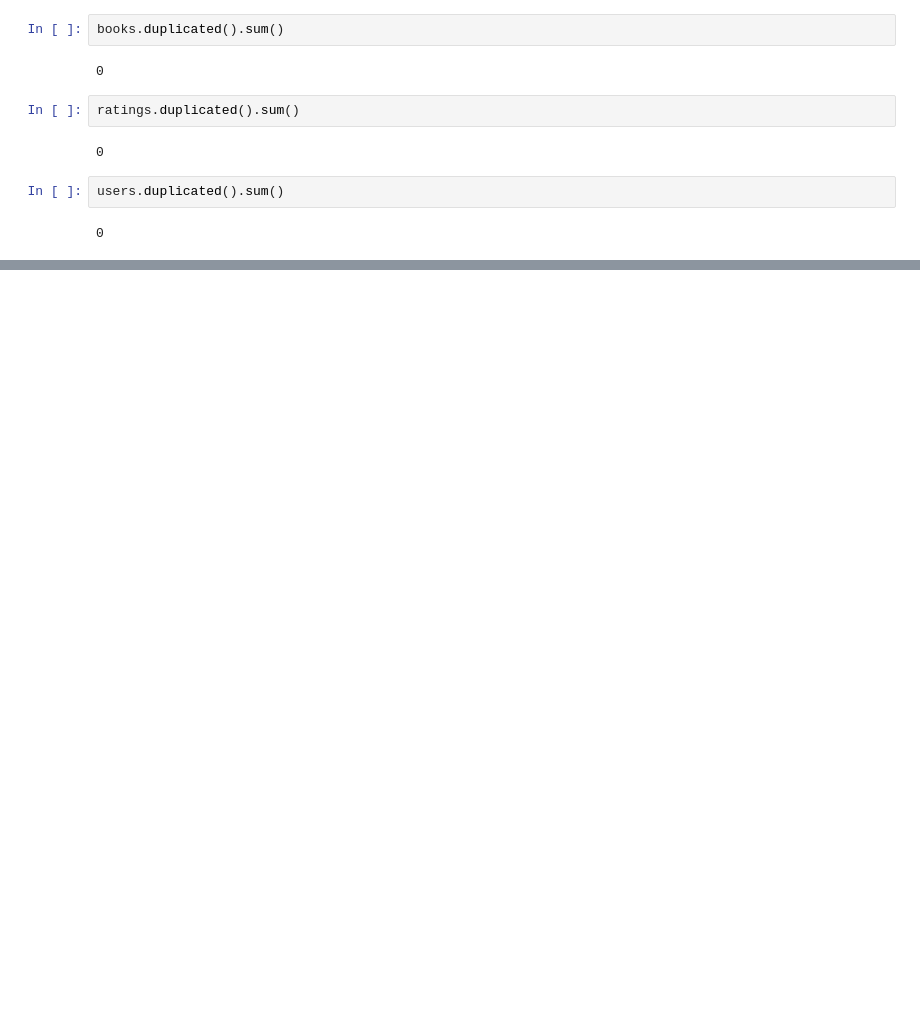
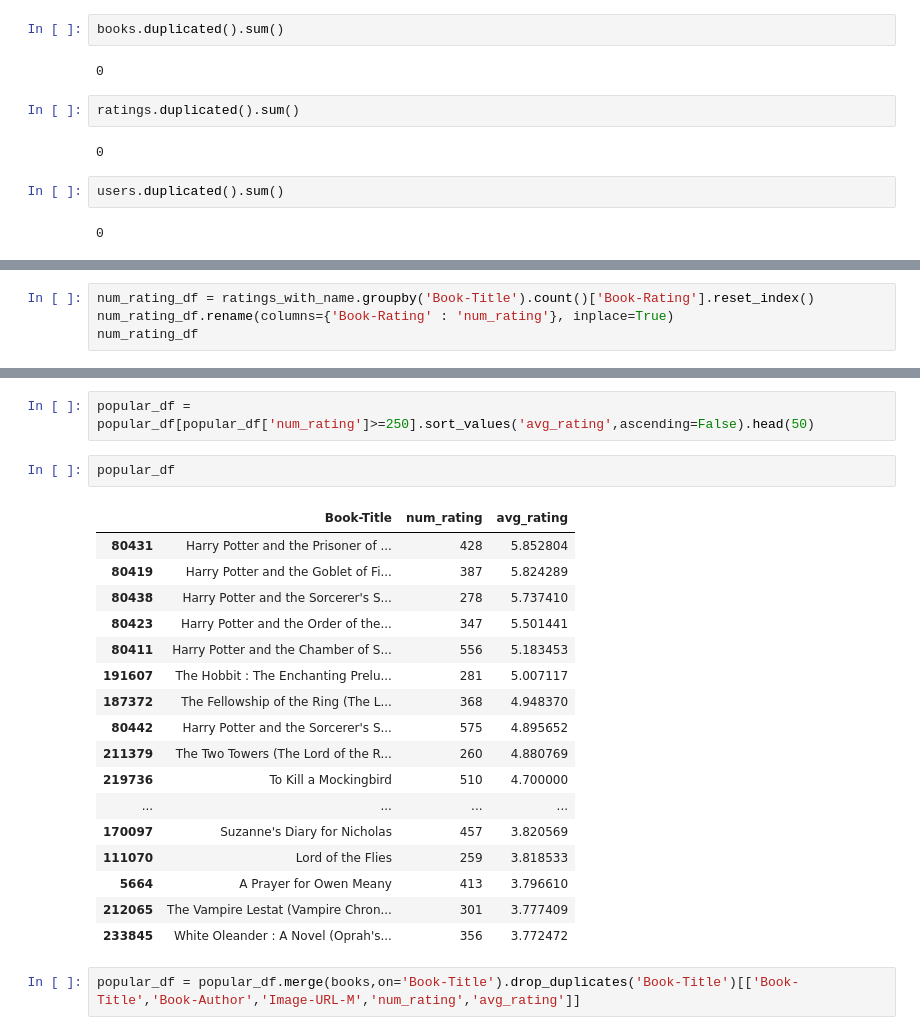
Before and after one commit to dubeyanant/BookPick, a Jupyter notebook: ML/book-recommendation.ipynb, the cells around one changed output, grey strips where cells are left out. Drawn from its saved outputs; the diff is of its cells as text; blank space fills up the shorter version.

```diff
--- a/ML/book-recommendation.ipynb
+++ b/ML/book-recommendation.ipynb
@@ -116,0 +121,4 @@ users.duplicated().sum()
+# %%
+num_rating_df = ratings_with_name.groupby('Book-Title').count()['Book-Rating'].reset_index()
+num_rating_df.rename(columns={'Book-Rating' : 'num_rating'}, inplace=True)
+num_rating_df
@@ -116,0 +174,24 @@ users.duplicated().sum()
+# %%
+popular_df = popular_df[popular_df['num_rating']>=250].sort_values('avg_rating',ascending=False).head(50)
+# %%
+popular_df
+# %% [output]
+|  | Book-Title | num_rating | avg_rating |
+| 80431 | Harry Potter and the Prisoner of ... | 428 | 5.852804 |
+| 80419 | Harry Potter and the Goblet of Fi... | 387 | 5.824289 |
+| 80438 | Harry Potter and the Sorcerer's S... | 278 | 5.737410 |
+| 80423 | Harry Potter and the Order of the... | 347 | 5.501441 |
+| 80411 | Harry Potter and the Chamber of S... | 556 | 5.183453 |
+| 191607 | The Hobbit : The Enchanting Prelu... | 281 | 5.007117 |
+| 187372 | The Fellowship of the Ring (The L... | 368 | 4.948370 |
+| 80442 | Harry Potter and the Sorcerer's S... | 575 | 4.895652 |
+| 211379 | The Two Towers (The Lord of the R... | 260 | 4.880769 |
+| 219736 | To Kill a Mockingbird | 510 | 4.700000 |
+| ... | ... | ... | ... |
+| 170097 | Suzanne's Diary for Nicholas | 457 | 3.820569 |
+| 111070 | Lord of the Flies | 259 | 3.818533 |
+| 5664 | A Prayer for Owen Meany | 413 | 3.796610 |
+| 212065 | The Vampire Lestat (Vampire Chron... | 301 | 3.777409 |
+| 233845 | White Oleander : A Novel (Oprah's... | 356 | 3.772472 |
+# %%
+popular_df = popular_df.merge(books,on='Book-Title').drop_duplicates('Book-Title')[['Book-Title','Book-Author','Image-URL-M','num_rating','avg_rating']]
```
Also changed, not shown: parts of 6 cells of this notebook.
